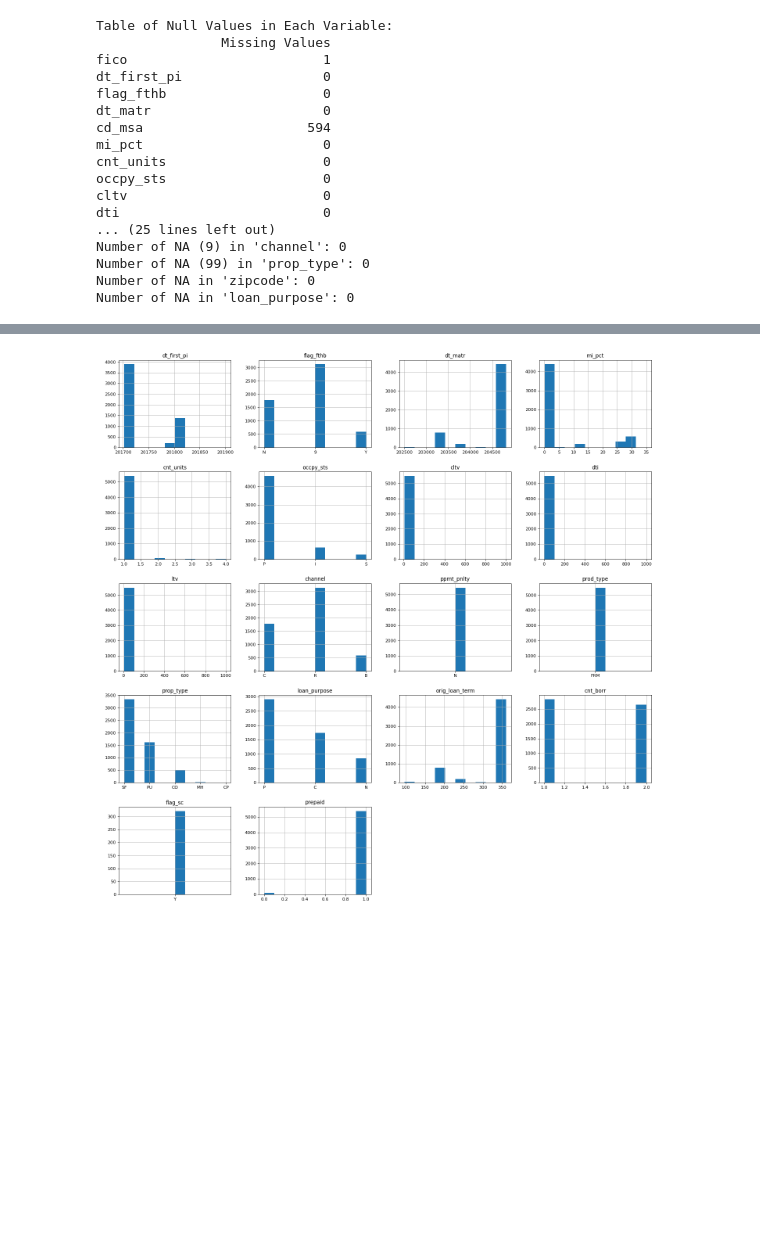
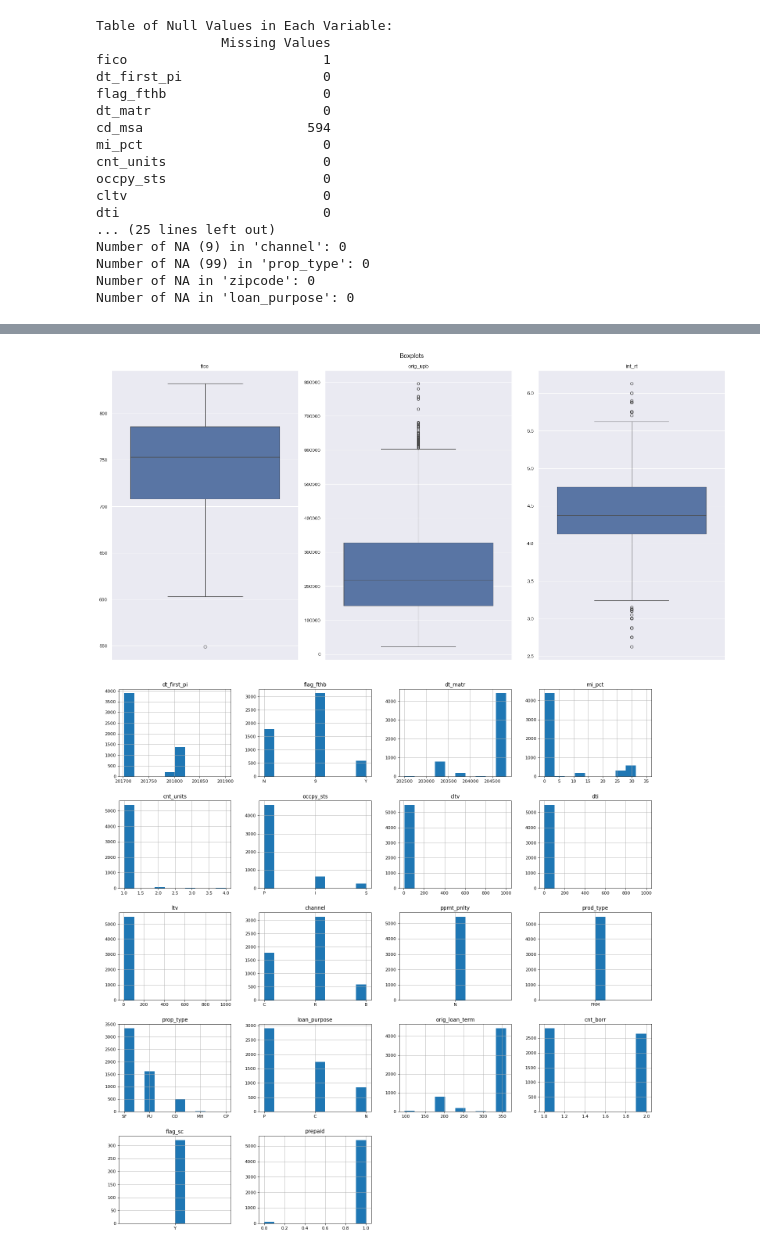
Before and after one commit to abalone88/ml_proj2, a Jupyter notebook: project2_materials/project2.ipynb, the cells around one changed output, grey strips where cells are left out. Saved outputs shown, nothing was run; the diff lists cells and outputs as text; code cells hidden in the pictures; blank space fills up the shorter version.

```diff
--- a/project2_materials/project2.ipynb
+++ b/project2_materials/project2.ipynb
@@ -139,0 +167,15 @@ plt.show()
+# %%
+fig, axes = plt.subplots(figsize=(20, 10), ncols=3, nrows=1, sharex=True)
+axes = axes.flatten()
+
+for i, ax in enumerate(axes):
+    if i < d[num_var].shape[1]:
+        sns.boxplot(y=d[num_var].iloc[:, i], ax=ax)
+        ax.set_title(d[num_var].columns[i])
+        ax.set_ylabel("")
+
+plt.suptitle("Boxplots")
+plt.tight_layout()
+plt.show()
+# %% [output]
+[figure, added]
```
Also changed, not shown: parts of 5 cells of this notebook.
